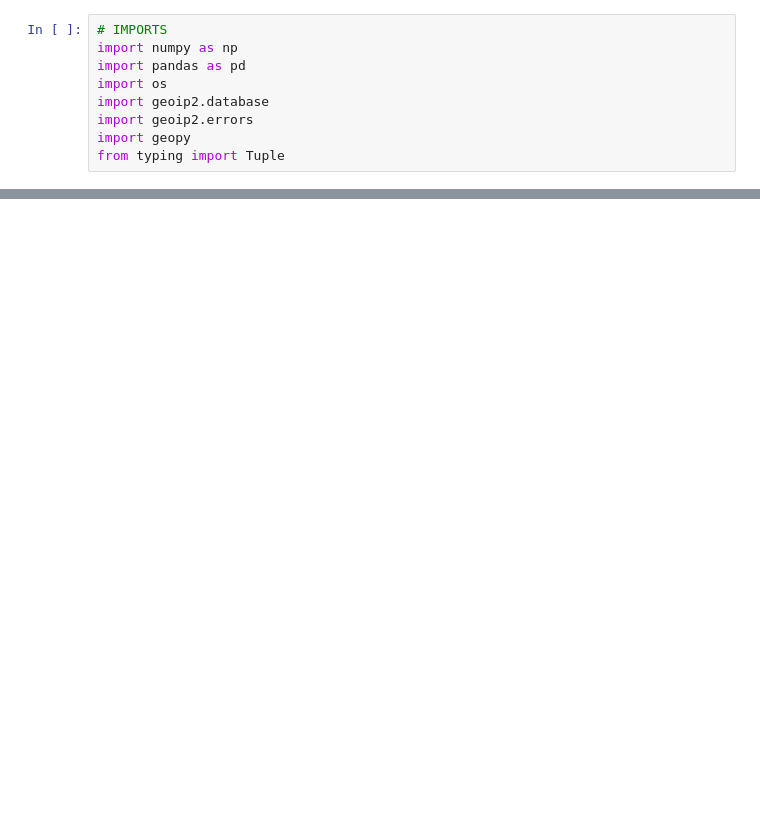
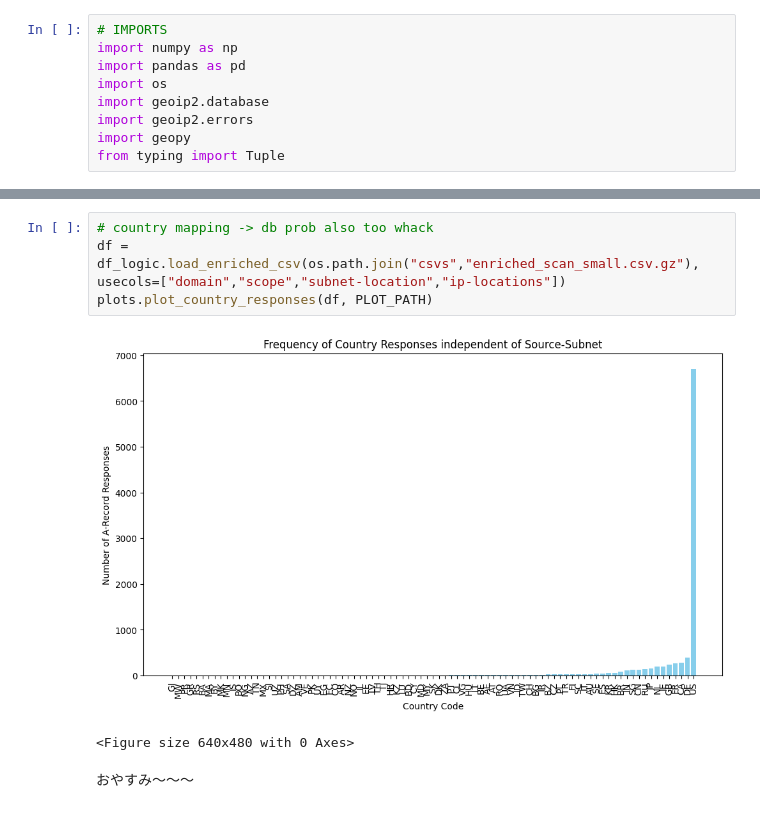
Before and after one commit to f10d0/edns_subnet_measurement, a Jupyter notebook: analysis/graphs.ipynb, the cells around one changed output, grey strips where cells are left out. Drawn from its saved outputs; the diff is of its cells as text; blank space fills up the shorter version.

```diff
--- a/analysis/graphs.ipynb
+++ b/analysis/graphs.ipynb
@@ -35,0 +54,9 @@ geoip2.database.Reader("")
+# %%
+# country mapping -> db prob also too whack
+df = df_logic.load_enriched_csv(os.path.join("csvs","enriched_scan_small.csv.gz"), usecols=["domain","scope","subnet-location","ip-locations"])
+plots.plot_country_responses(df, PLOT_PATH)
+# %% [output]
+[figure, added]
+<Figure size 640x480 with 0 Axes>
+# %% [markdown]
+おやすみ～～～
```
Also changed, not shown: parts of 8 cells of this notebook, 2 other files.
